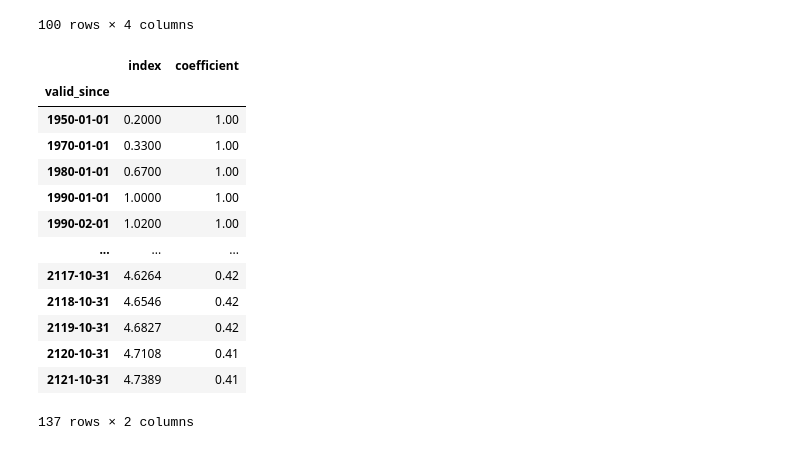
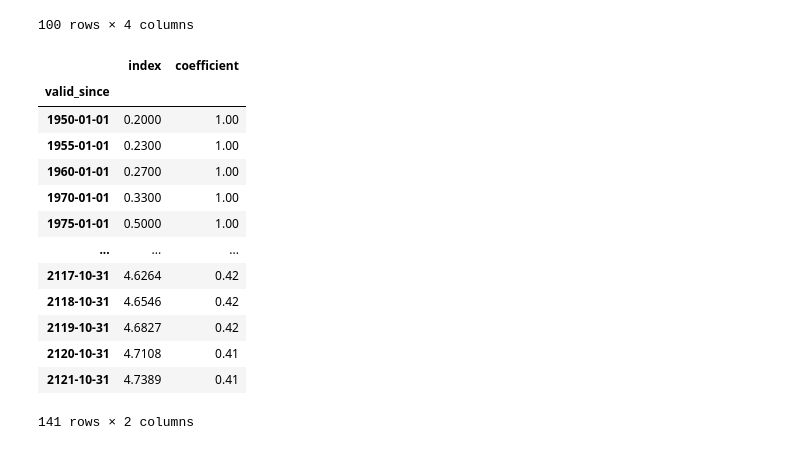
Before and after one commit to data-cfwb/simulPaie, a Jupyter notebook: index_arima.ipynb, the cells around one changed output. Cells and saved outputs as stored; diff of their text form; code cells hidden in the pictures.

```diff
--- a/index_arima.ipynb
+++ b/index_arima.ipynb
@@ -168,9 +168,6 @@ forecast_df
 100 rows × 4 columns
 # %%
 # add column to df
-from re import A
-
-
 df['coefficient'] = 1
 
 # drop rank
@@ -190,45 +187,51 @@ forecast_to_combine_df = forecast_to_combine_df.drop(columns=['mean', 'mean_se',
 # combine data of prediction with original data
 df = pd.concat([df, forecast_to_combine_df], axis=0)
 
 # name to index
 df.index.name = 'valid_since'
 
 # append a new row at the beginning of the dataframe
 # df = df.append({'valid_since': '1950-01-01', 'index': 1, 'coefficient': 1})
 
 # valid_since,index,coefficient
 # 1950-01-01,0.20,1.0
+# 1955-01-01,0.23,1.0
+# 1960-01-01,0.27,1.0
 # 1970-01-01,0.33,1.0
+# 1975-01-01,0.50,1.0
 # 1980-01-01,0.67,1.0
 # 1985-06-01,0.83,1.0
 
-
 # append a new row at the beginning of the csv file
 
-new_df = pd.DataFrame({'valid_since': ['1950-01-01', '1970-01-01', '1980-01-01', '1985-06-01'], 'index': [0.20, 0.33, 0.67, 0.83], 'coefficient': [1, 1, 1, 1]})
+new_df = pd.DataFrame({
+    'valid_since': ['1950-01-01', '1955-01-01', '1960-01-01', '1970-01-01', '1975-01-01', '1980-01-01', '1985-06-01'],
+    'index': [0.20, 0.23, 0.27, 0.33, 0.50, 0.67, 0.83],
+    'coefficient': [1.0, 1.0, 1.0, 1.0, 1.0, 1.0, 1.0]
+    })
 
-new_df.index = pd.to_datetime(new_df['valid_since'])
+new_df.index = pd.to_datetime(new_df['valid_since'], format='%Y-%m-%d')
+
 new_df.drop(columns=['valid_since'], inplace=True)
 
 # combine new_df with df
 df = pd.concat([new_df, df], axis=0)
 
-
 df.to_csv('./index_df_with_prediction.csv')
 
 df
 # %% [output]
 |  | index | coefficient |
 | valid_since |  |  |
 | 1950-01-01 | 0.2000 | 1.00 |
+| 1955-01-01 | 0.2300 | 1.00 |
+| 1960-01-01 | 0.2700 | 1.00 |
 | 1970-01-01 | 0.3300 | 1.00 |
-| 1980-01-01 | 0.6700 | 1.00 |
-| 1990-01-01 | 1.0000 | 1.00 |
-| 1990-02-01 | 1.0200 | 1.00 |
+| 1975-01-01 | 0.5000 | 1.00 |
 | ... | ... | ... |
 | 2117-10-31 | 4.6264 | 0.42 |
 | 2118-10-31 | 4.6546 | 0.42 |
 | 2119-10-31 | 4.6827 | 0.42 |
 | 2120-10-31 | 4.7108 | 0.41 |
 | 2121-10-31 | 4.7389 | 0.41 |
-137 rows × 2 columns
+141 rows × 2 columns
```
Also changed, not shown: parts of 2 cells of this notebook, 2 other files.
